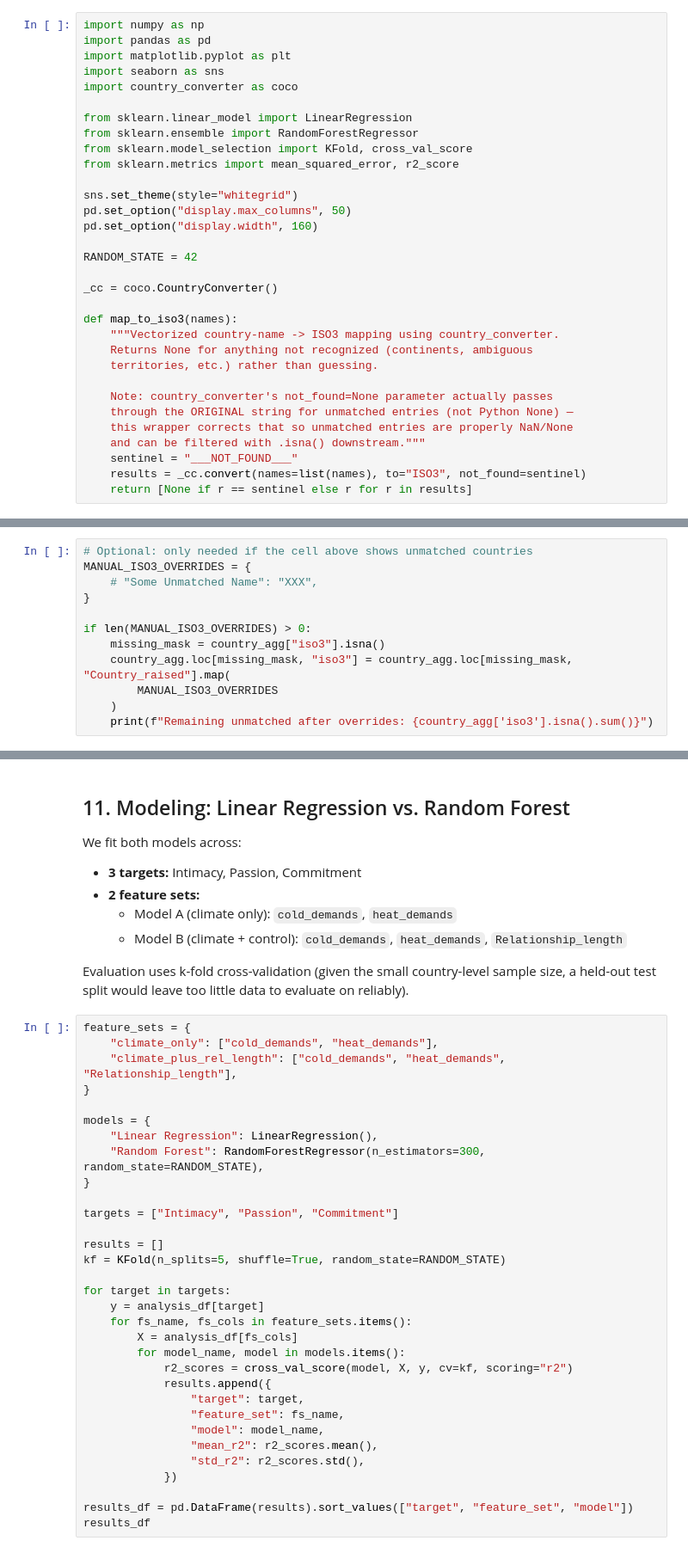
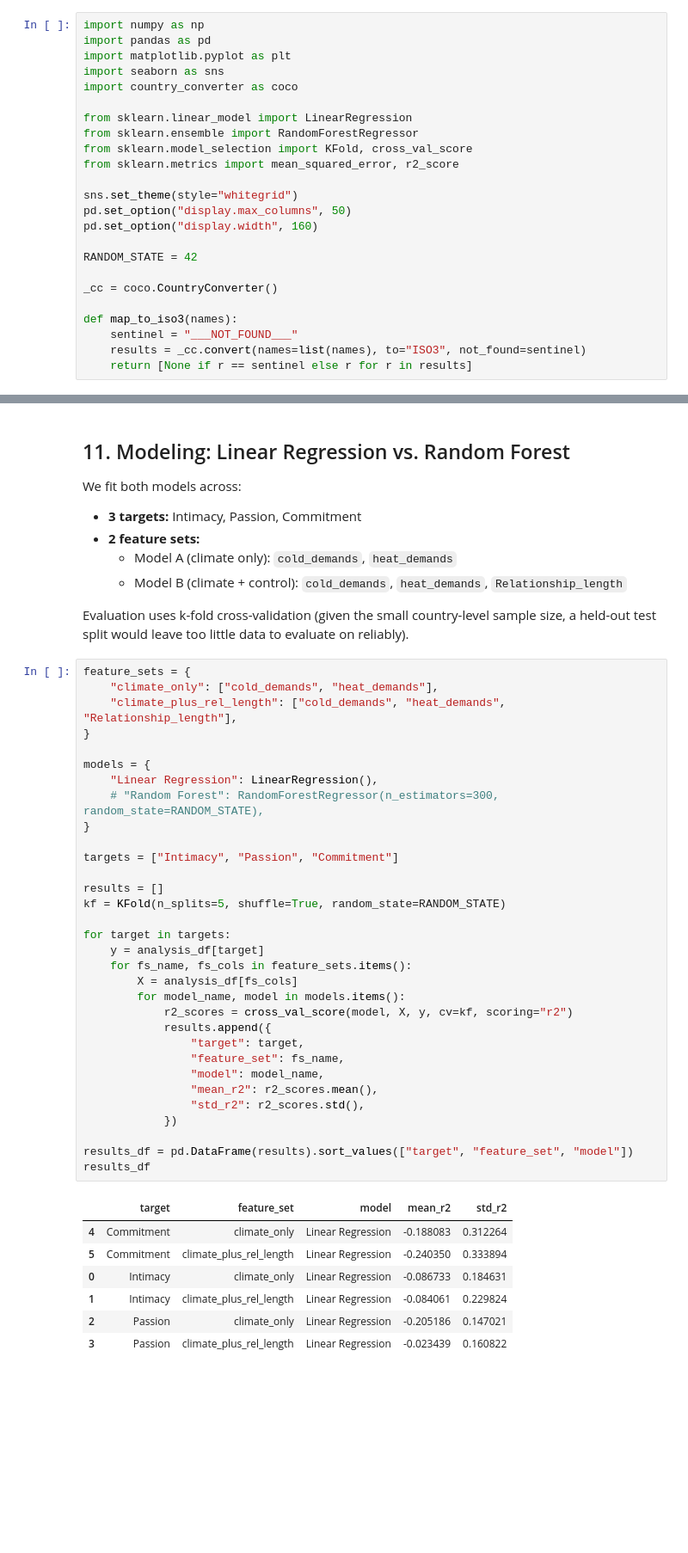
Before and after one commit to hamidurrk/intimacy-climate-research, a Jupyter notebook: climate_intimacy_analysis.ipynb, the cells around one changed output, grey strips where cells are left out. Shown at 86% size. Saved outputs shown, nothing was run; the diff lists cells and outputs as text; blank space fills up the shorter version.

```diff
--- a/climate_intimacy_analysis.ipynb
+++ b/climate_intimacy_analysis.ipynb
@@ -51,14 +33,6 @@ RANDOM_STATE = 42
 _cc = coco.CountryConverter()
 
 def map_to_iso3(names):
-    """Vectorized country-name -> ISO3 mapping using country_converter.
-    Returns None for anything not recognized (continents, ambiguous
-    territories, etc.) rather than guessing.
-
-    Note: country_converter's not_found=None parameter actually passes
-    through the ORIGINAL string for unmatched entries (not Python None) —
-    this wrapper corrects that so unmatched entries are properly NaN/None
-    and can be filtered with .isna() downstream."""
     sentinel = "___NOT_FOUND___"
     results = _cc.convert(names=list(names), to="ISO3", not_found=sentinel)
     return [None if r == sentinel else r for r in results]
@@ -155,15 +169,3 @@ project's climate data, `country_converter` should need few or none.
-# %%
-# Optional: only needed if the cell above shows unmatched countries
-MANUAL_ISO3_OVERRIDES = {
-    # "Some Unmatched Name": "XXX",
-}
-
-if len(MANUAL_ISO3_OVERRIDES) > 0:
-    missing_mask = country_agg["iso3"].isna()
-    country_agg.loc[missing_mask, "iso3"] = country_agg.loc[missing_mask, "Country_raised"].map(
-        MANUAL_ISO3_OVERRIDES
-    )
-    print(f"Remaining unmatched after overrides: {country_agg['iso3'].isna().sum()}")
 # %% [markdown]
 ## 6. Source Monthly Temperature Data (Berkeley Earth, via Kaggle)
 
@@ -363,34 +455,42 @@ evaluate on reliably).
 feature_sets = {
     "climate_only": ["cold_demands", "heat_demands"],
     "climate_plus_rel_length": ["cold_demands", "heat_demands", "Relationship_length"],
 }
 
 models = {
     "Linear Regression": LinearRegression(),
-    "Random Forest": RandomForestRegressor(n_estimators=300, random_state=RANDOM_STATE),
+    # "Random Forest": RandomForestRegressor(n_estimators=300, random_state=RANDOM_STATE),
 }
 
 targets = ["Intimacy", "Passion", "Commitment"]
 
 results = []
 kf = KFold(n_splits=5, shuffle=True, random_state=RANDOM_STATE)
 
 for target in targets:
     y = analysis_df[target]
     for fs_name, fs_cols in feature_sets.items():
         X = analysis_df[fs_cols]
         for model_name, model in models.items():
             r2_scores = cross_val_score(model, X, y, cv=kf, scoring="r2")
             results.append({
                 "target": target,
                 "feature_set": fs_name,
                 "model": model_name,
                 "mean_r2": r2_scores.mean(),
                 "std_r2": r2_scores.std(),
             })
 
 results_df = pd.DataFrame(results).sort_values(["target", "feature_set", "model"])
 results_df
+# %% [output]
+|  | target | feature_set | model | mean_r2 | std_r2 |
+| 4 | Commitment | climate_only | Linear Regression | -0.188083 | 0.312264 |
+| 5 | Commitment | climate_plus_rel_length | Linear Regression | -0.240350 | 0.333894 |
+| 0 | Intimacy | climate_only | Linear Regression | -0.086733 | 0.184631 |
+| 1 | Intimacy | climate_plus_rel_length | Linear Regression | -0.084061 | 0.229824 |
+| 2 | Passion | climate_only | Linear Regression | -0.205186 | 0.147021 |
+| 3 | Passion | climate_plus_rel_length | Linear Regression | -0.023439 | 0.160822 |
 # %% [markdown]
 ## 12. Interpret: Coefficients (Linear) and Feature Importance (Random Forest)
 
```
Also changed, not shown: parts of 20 cells of this notebook, 2 other files.
